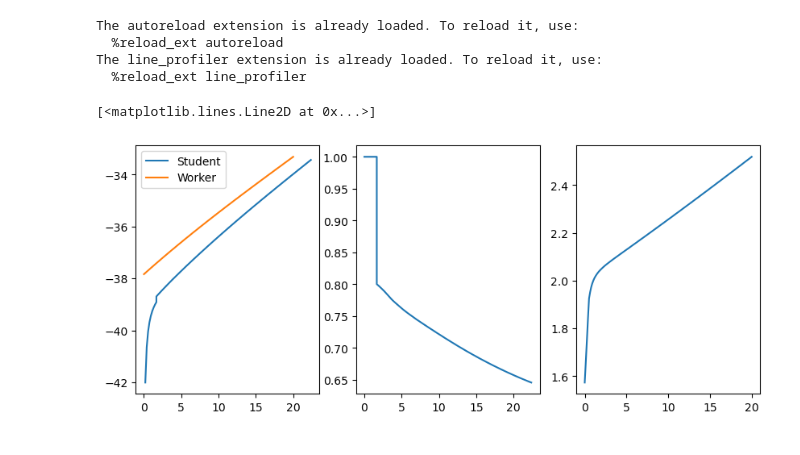
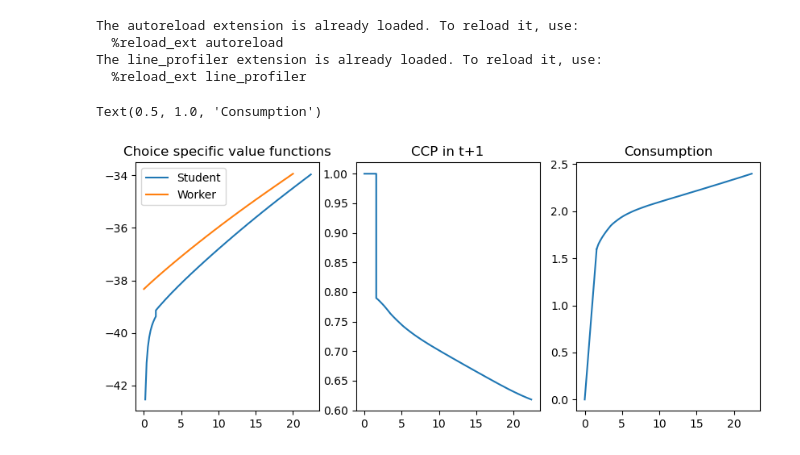
Before and after one commit to ansofol/DP_term_paper, a Jupyter notebook: main_model/test_run.ipynb, the cells around one changed output. Saved outputs shown, nothing was run; the diff lists cells and outputs as text; code cells hidden in the pictures.

```diff
--- a/main_model/test_run.ipynb
+++ b/main_model/test_run.ipynb
@@ -29,7 +30,12 @@ model.par.Tsim = model.par.Tmax
 model.par.a_max = 20
 model.par.Smax = 6
 model.par.Ntypes = 1
-model.par.sigma_taste = 1.0
+model.par.sigma_taste = 1
+model.par.sigma = 1
+model.par.a_initial = 0
+model.par.phi_high = 3
+model.par.phi_low = 1
+
 
 model.set_grids()
 # %%
@@ -41,20 +51,23 @@ model.solve()
 # %%
-t = 0
-s = 0
+t = 1
+s = 1
 type = 0
 
 fig,ax = plt.subplots(1,3,figsize=(10,4))
 
 ax[0].plot(sol.m[type,t,0,s,1:,0],sol.V[type,t,0,s,1:,0],label = "Student")
 ax[0].plot(sol.m[type,t,1,s,1:,0],sol.V[type,t,1,s,1:,0],label = "Worker")
 ax[0].legend()
+ax[0].set_title('Choice specific value functions')
 
 ax[1].plot(sol.m[type,t,0,s,:,0],sol.ccp_work[type,t,0,s,:,0],label = "Student")
+ax[1].set_title('CCP in t+1')
 
-ax[2].plot(sol.m[type,t,1,s,:,0],sol.c[type,t,1,s,:,0],label = "Student")
+ax[2].plot(sol.m[type,t,0,s,:,0],sol.c[type,t,0,s,:,0],label = "Student")
+ax[2].set_title('Consumption')
 # %% [output]
-[<matplotlib.lines.Line2D at 0x...>]
+Text(0.5, 1.0, 'Consumption')
-[figure, old version]
+[figure, new version]
 # %%
 #t = 2
 #s = 2
```
Also changed, not shown: parts of 9 cells of this notebook, 3 other files.
